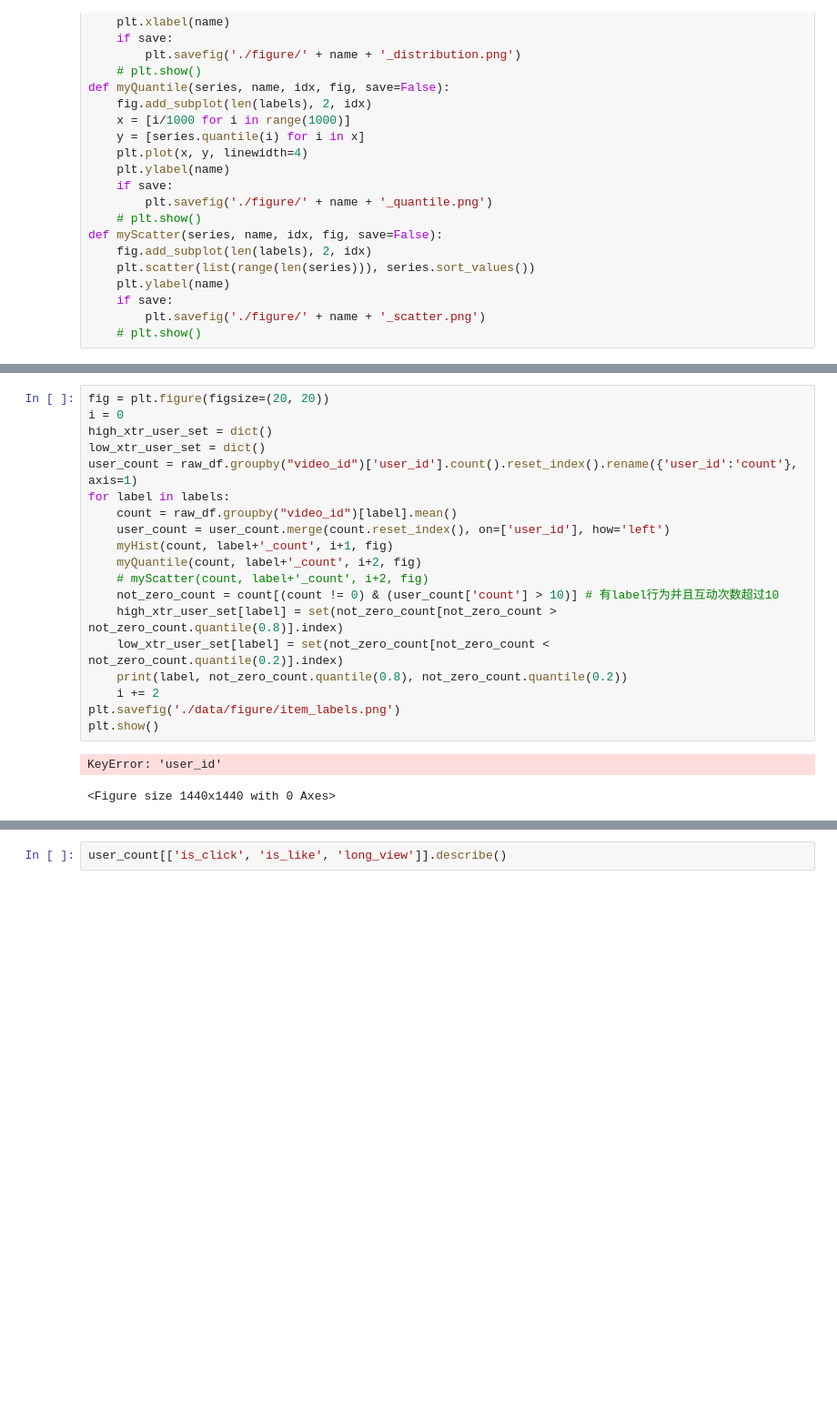
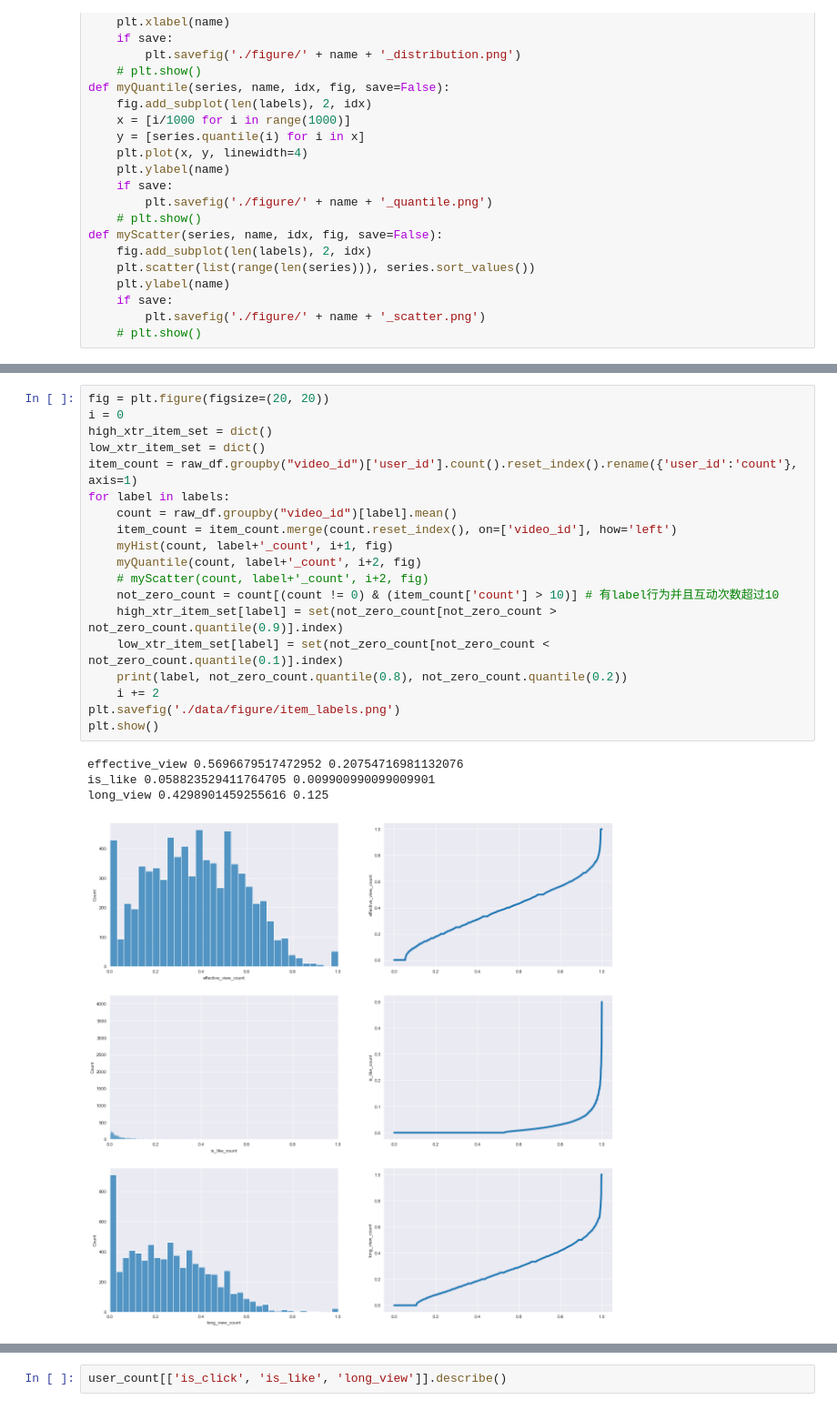
Before and after one commit to Jemma007/myThesis, a Jupyter notebook: lrtThesis/dataset/data_analyse.ipynb, the cells around one changed output, grey strips where cells are left out. Shown at 91% size. Cells and saved outputs as stored; diff of their text form; blank space fills up the shorter version.

```diff
--- a/lrtThesis/dataset/data_analyse.ipynb
+++ b/lrtThesis/dataset/data_analyse.ipynb
@@ -169,22 +169,24 @@ long_view 0.5897435897435898 0.2
 # %%
 fig = plt.figure(figsize=(20, 20))
 i = 0
-high_xtr_user_set = dict()
-low_xtr_user_set = dict()
-user_count = raw_df.groupby("video_id")['user_id'].count().reset_index().rename({'user_id':'count'}, axis=1)
+high_xtr_item_set = dict()
+low_xtr_item_set = dict()
+item_count = raw_df.groupby("video_id")['user_id'].count().reset_index().rename({'user_id':'count'}, axis=1)
 for label in labels:
     count = raw_df.groupby("video_id")[label].mean()
-    user_count = user_count.merge(count.reset_index(), on=['user_id'], how='left')
+    item_count = item_count.merge(count.reset_index(), on=['video_id'], how='left')
     myHist(count, label+'_count', i+1, fig)
     myQuantile(count, label+'_count', i+2, fig)
     # myScatter(count, label+'_count', i+2, fig)
-    not_zero_count = count[(count != 0) & (user_count['count'] > 10)] # 有label行为并且互动次数超过10
-    high_xtr_user_set[label] = set(not_zero_count[not_zero_count > not_zero_count.quantile(0.8)].index)
-    low_xtr_user_set[label] = set(not_zero_count[not_zero_count < not_zero_count.quantile(0.2)].index)
+    not_zero_count = count[(count != 0) & (item_count['count'] > 10)] # 有label行为并且互动次数超过10
+    high_xtr_item_set[label] = set(not_zero_count[not_zero_count > not_zero_count.quantile(0.9)].index)
+    low_xtr_item_set[label] = set(not_zero_count[not_zero_count < not_zero_count.quantile(0.1)].index)
     print(label, not_zero_count.quantile(0.8), not_zero_count.quantile(0.2))
     i += 2
 plt.savefig('./data/figure/item_labels.png')
 plt.show()
 # %% [output]
-KeyError: 'user_id'
+effective_view 0.5696679517472952 0.20754716981132076
+is_like 0.058823529411764705 0.009900990099009901
+long_view 0.4298901459255616 0.125
-<Figure size 1440x1440 with 0 Axes>
+[figure, added]
```
Also changed, not shown: parts of 6 cells of this notebook, 3 other files.
